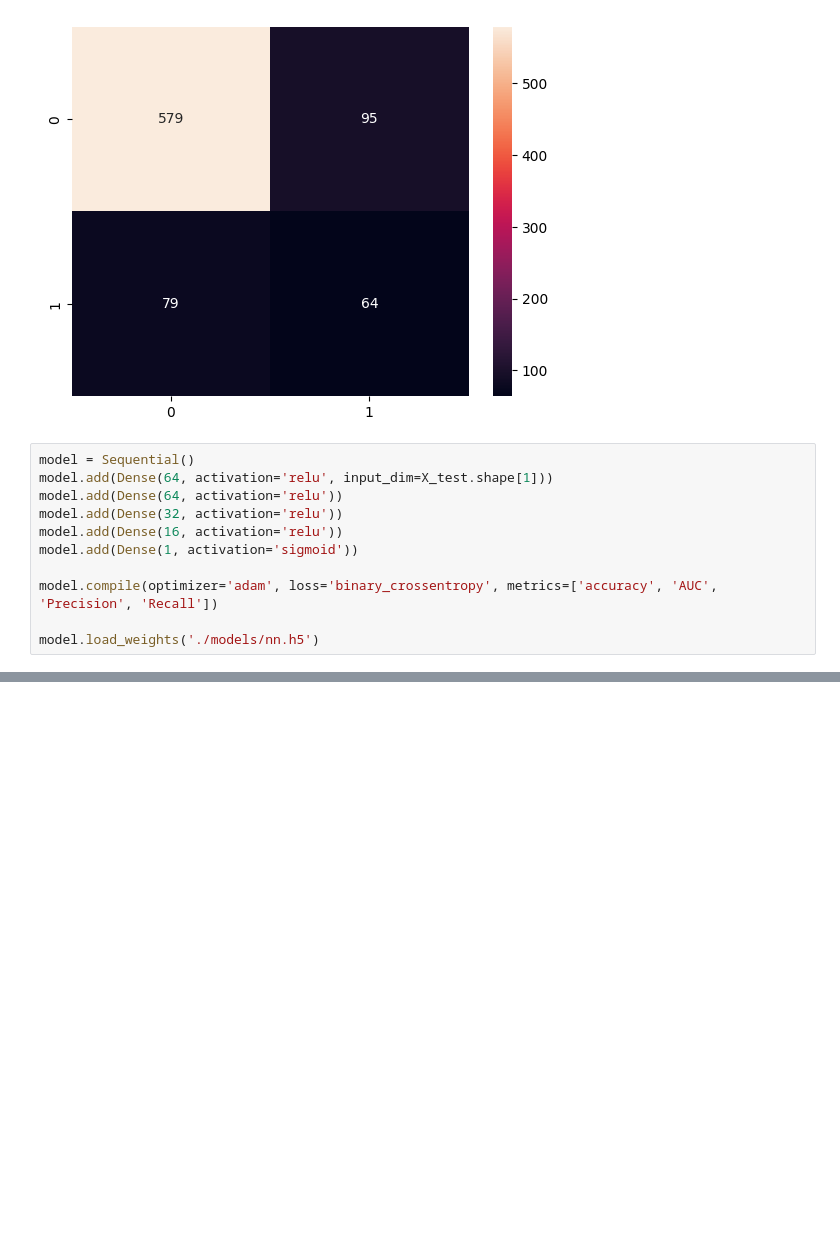
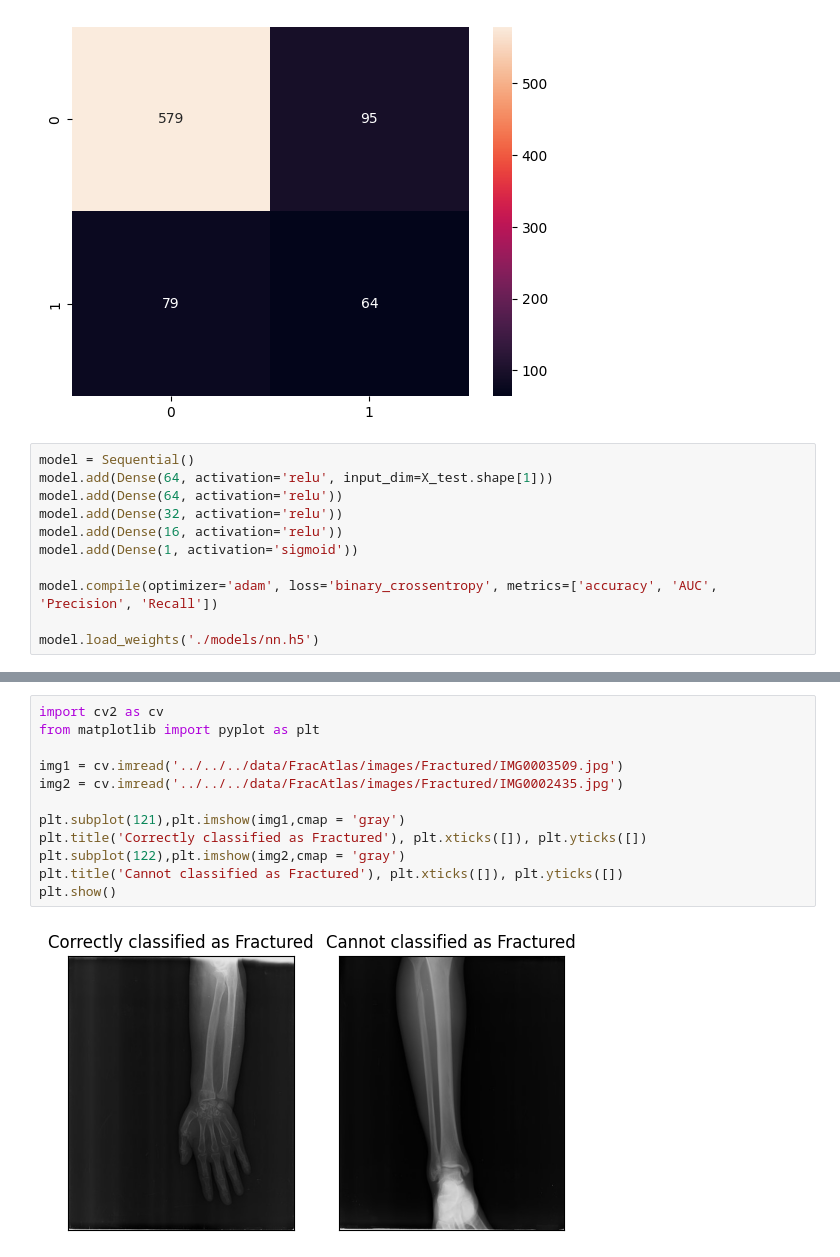
Before and after one commit to FacVain/kirik-tespit, a Jupyter notebook: SIFT-BoW/Classification/fracatlas/test.ipynb, the cells around one changed output, grey strips where cells are left out. Drawn from its saved outputs; the diff is of its cells as text; blank space fills up the shorter version.

```diff
--- a/SIFT-BoW/Classification/fracatlas/test.ipynb
+++ b/SIFT-BoW/Classification/fracatlas/test.ipynb
@@ -108,0 +142,14 @@ Confusion Matrix:
+# %%
+import cv2 as cv
+from matplotlib import pyplot as plt
+
+img1 = cv.imread('../../../data/FracAtlas/images/Fractured/IMG0003509.jpg')
+img2 = cv.imread('../../../data/FracAtlas/images/Fractured/IMG0002435.jpg')
+
+plt.subplot(121),plt.imshow(img1,cmap = 'gray')
+plt.title('Correctly classified as Fractured'), plt.xticks([]), plt.yticks([])
+plt.subplot(122),plt.imshow(img2,cmap = 'gray')
+plt.title('Cannot classified as Fractured'), plt.xticks([]), plt.yticks([])
+plt.show()
+# %% [output]
+[figure, added]
```
Also changed, not shown: parts of 2 cells of this notebook.
